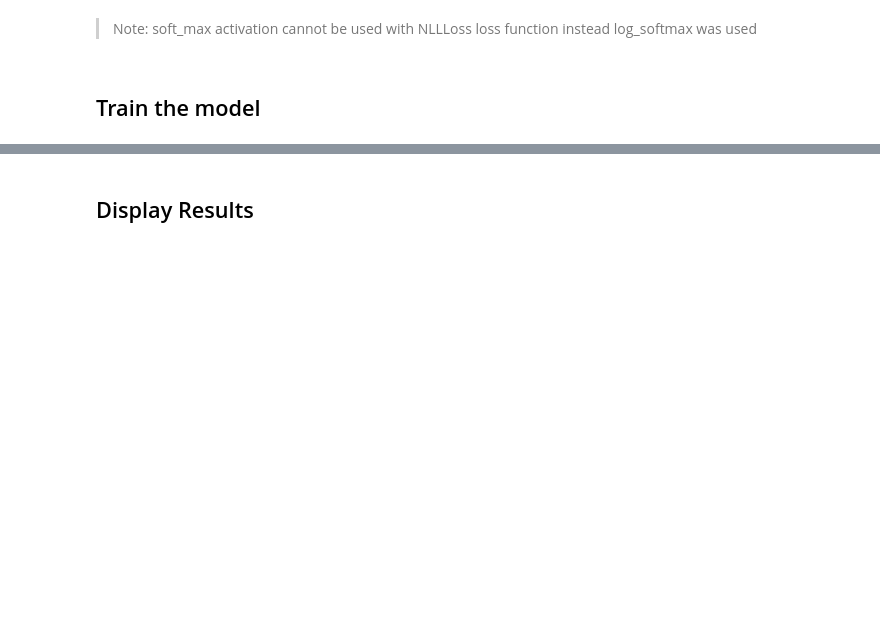
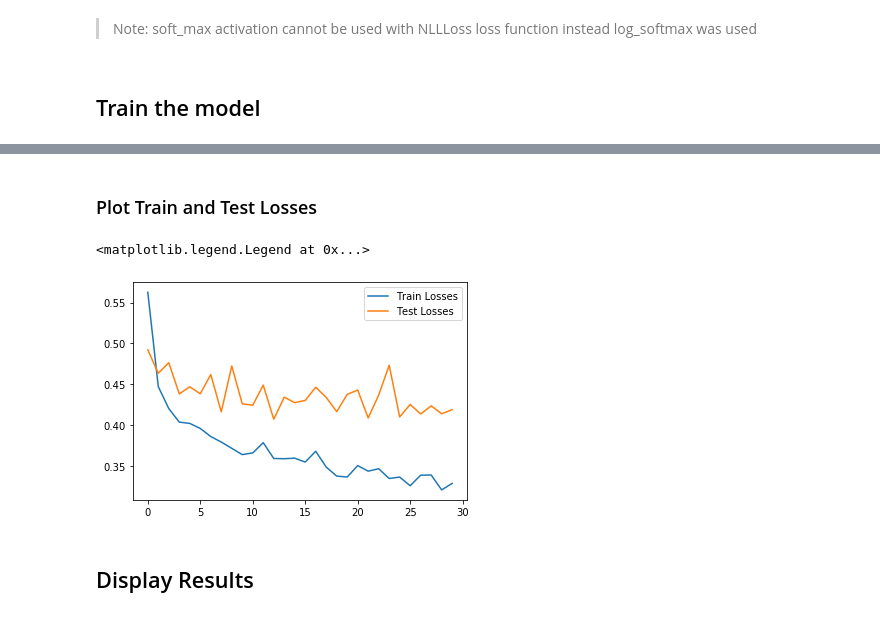
Before and after one commit to sonercand/PyTorchStudy, a Jupyter notebook: code/2_fashion_mnist_deep_learning_torch_base_model_with_validation.ipynb, the cells around one changed output, grey strips where cells are left out. Cells and saved outputs as stored; diff of their text form; code cells hidden in the pictures; blank space fills up the shorter version.

Commit message:
test loss added + loss plots

```diff
--- a/code/2_fashion_mnist_deep_learning_torch_base_model_with_validation.ipynb
+++ b/code/2_fashion_mnist_deep_learning_torch_base_model_with_validation.ipynb
@@ -109,8 +109,10 @@ def accuracy(y_hat_tensor,label_tensor):
     accuracy = accurate/total_samples
     return accuracy,accurate,total_samples
 # %%
-epochs = 10
+epochs = 30
 epoch = 0
+train_losses = []
+test_losses = []
 for e in range(epochs):
     running_loss = 0
     total_accurate = 0
@@ -131,12 +133,20 @@ for e in range(epochs):
         total_samples += total_sample
     else:
         with torch.no_grad():
+            test_loss = 0
+            total_samples_test = 0
+            total_accurate_test = 0
             for images, labels in testloader:
                 images = images.view(images.shape[0], -1)
                 output = model(images)
-                test_accuracy,_,_ = accuracy(output,labels)
-        print('''---------- epoch : {} -----------'''.format(epoch))
-        print(''' Training Accuracy = {}  - Training Loss = {}'''.format(total_accurate/total_samples,running_loss))
-        print(''' Test Accuracy = {} '''.format(test_accuracy))
+                test_loss += criterion(output, labels)
+                batch_test_accuracy,accurate_test,total_sample_test = accuracy(output,labels)
+                total_accurate_test += accurate_test
+                total_samples_test += total_sample_test
+        train_losses.append(running_loss/len(trainloader))
+        test_losses.append(test_loss/len(testloader))
+        print('''---------- epoch : {} -----------'''.format(epoch+1))
+        print(''' Training Accuracy = {}  - Training Loss = {}'''.format(total_accurate/total_samples,running_loss/len(trainloader)))
+        print(''' Test Accuracy = {}  - Test Loss = {}'''.format(total_accurate_test/total_samples_test,test_loss/len(testloader)))
         epoch += 1
 # %% [output]
@@ -160,3 +170,12 @@ for e in range(epochs):
+# %% [markdown]
+### Plot Train and Test Losses
+# %%
+plt.plot(train_losses,label='Train Losses')
+plt.plot(test_losses,label='Test Losses')
+plt.legend()
+# %% [output]
+<matplotlib.legend.Legend at 0x...>
+[figure, added]
 # %% [markdown]
 ## Display Results
 # %%
```
Also changed, not shown: parts of 2 cells of this notebook.
